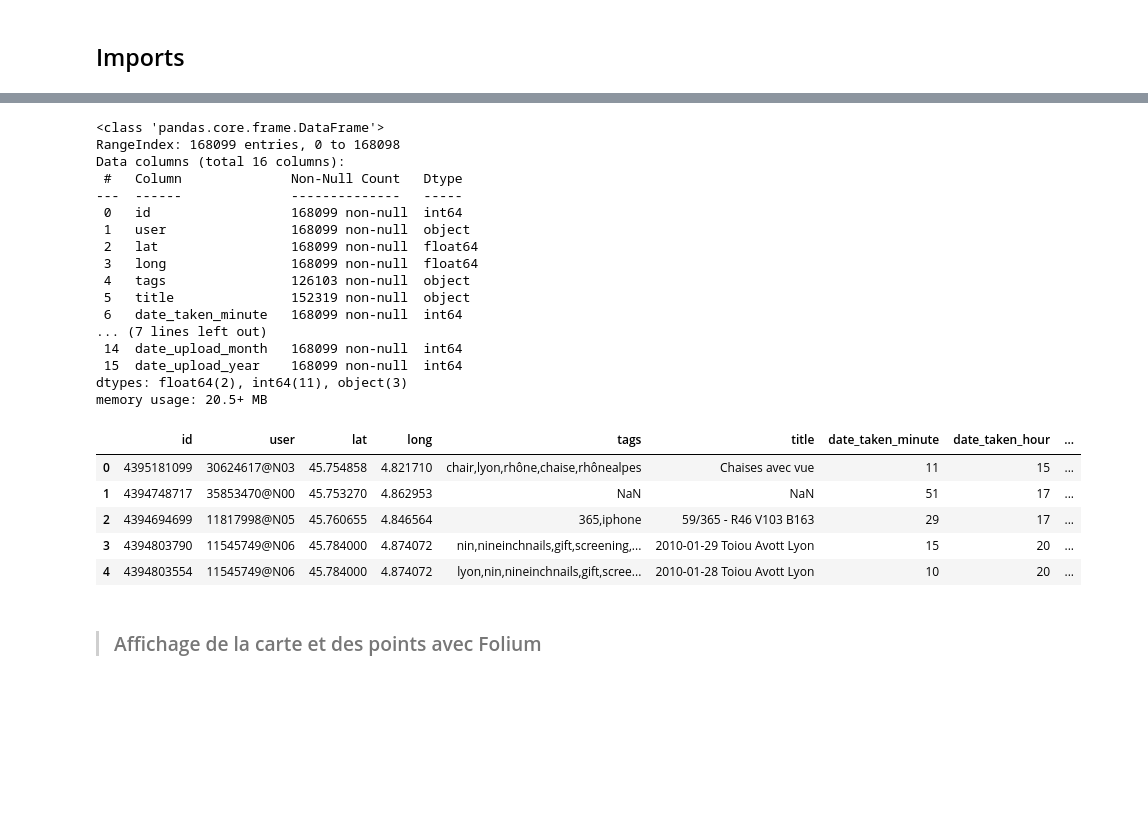
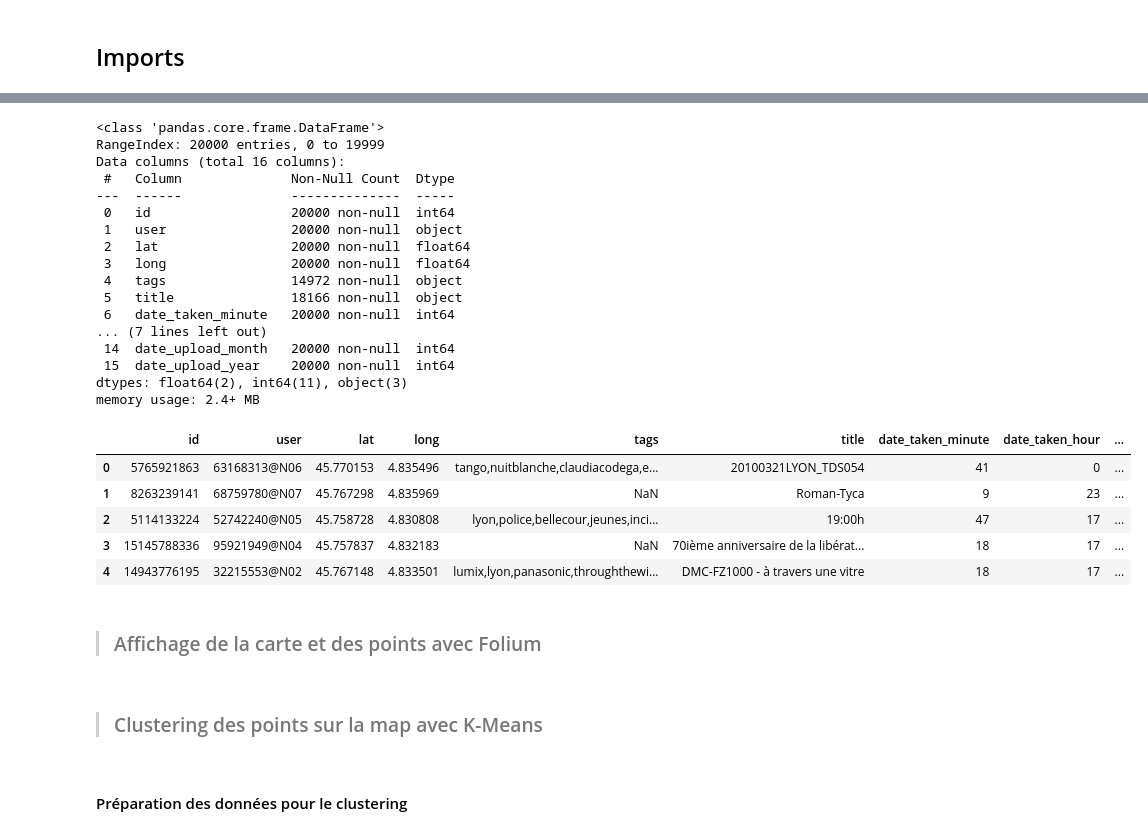
Before and after one commit to AdSchl2E/4IF-Data_Mining_Project, a Jupyter notebook: DataMiningProject.ipynb, the cells around one changed output, grey strips where cells are left out. Saved outputs shown, nothing was run; the diff lists cells and outputs as text; code cells hidden in the pictures; blank space fills up the shorter version.

Commit message:
Clustering V1

```diff
--- a/DataMiningProject.ipynb
+++ b/DataMiningProject.ipynb
@@ -38,31 +70,32 @@ import folium as fl
 # %%
 data = pd.read_table("data/dataset.csv", sep=",")
+data = data.sample(n=20000, random_state=45).reset_index(drop=True)
 data.info()
 data.head()
 # %% [output]
 <class 'pandas.core.frame.DataFrame'>
-RangeIndex: 168099 entries, 0 to 168098
+RangeIndex: 20000 entries, 0 to 19999
 Data columns (total 16 columns):
- #   Column              Non-Null Count   Dtype
----  ------              --------------   -----
- 0   id                  168099 non-null  int64
- 1   user                168099 non-null  object
- 2   lat                 168099 non-null  float64
- 3   long                168099 non-null  float64
- 4   tags                126103 non-null  object
- 5   title               152319 non-null  object
- 6   date_taken_minute   168099 non-null  int64
+ #   Column              Non-Null Count  Dtype
+---  ------              --------------  -----
+ 0   id                  20000 non-null  int64
+ 1   user                20000 non-null  object
+ 2   lat                 20000 non-null  float64
+ 3   long                20000 non-null  float64
+ 4   tags                14972 non-null  object
+ 5   title               18166 non-null  object
+ 6   date_taken_minute   20000 non-null  int64
 ... (7 lines left out)
- 14  date_upload_month   168099 non-null  int64
- 15  date_upload_year    168099 non-null  int64
+ 14  date_upload_month   20000 non-null  int64
+ 15  date_upload_year    20000 non-null  int64
 dtypes: float64(2), int64(11), object(3)
-memory usage: 20.5+ MB
+memory usage: 2.4+ MB
 |  | id | user | lat | long | tags | title | date_taken_minute | date_taken_hour | ... |
-| 0 | 4395181099 | 30624617@N03 | 45.754858 | 4.821710 | chair,lyon,rhône,chaise,rhônealpes | Chaises avec vue | 11 | 15 | ... |
-| 1 | 4394748717 | 35853470@N00 | 45.753270 | 4.862953 | NaN | NaN | 51 | 17 | ... |
-| 2 | 4394694699 | 11817998@N05 | 45.760655 | 4.846564 | 365,iphone | 59/365 - R46 V103 B163 | 29 | 17 | ... |
-| 3 | 4394803790 | 11545749@N06 | 45.784000 | 4.874072 | nin,nineinchnails,gift,screening,... | 2010-01-29 Toiou Avott Lyon | 15 | 20 | ... |
-| 4 | 4394803554 | 11545749@N06 | 45.784000 | 4.874072 | lyon,nin,nineinchnails,gift,scree... | 2010-01-28 Toiou Avott Lyon | 10 | 20 | ... |
+| 0 | 5765921863 | 63168313@N06 | 45.770153 | 4.835496 | tango,nuitblanche,claudiacodega,e... | 20100321LYON_TDS054 | 41 | 0 | ... |
+| 1 | 8263239141 | 68759780@N07 | 45.767298 | 4.835969 | NaN | Roman-Tyca | 9 | 23 | ... |
+| 2 | 5114133224 | 52742240@N05 | 45.758728 | 4.830808 | lyon,police,bellecour,jeunes,inci... | 19:00h | 47 | 17 | ... |
+| 3 | 15145788336 | 95921949@N04 | 45.757837 | 4.832183 | NaN | 70ième anniversaire de la libérat... | 18 | 17 | ... |
+| 4 | 14943776195 | 32215553@N02 | 45.767148 | 4.833501 | lumix,lyon,panasonic,throughthewi... | DMC-FZ1000 - à travers une vitre | 18 | 17 | ... |
 # %% [markdown]
 > ### Affichage de la carte et des points avec Folium
 # %%
@@ -87,3 +120,7 @@ map.fit_bounds(map.get_bounds())
 
 # Affichage de la carte
 map.save("map.html")
+# %% [markdown]
+> ### Clustering des points sur la map avec K-Means
+# %% [markdown]
+#### Préparation des données pour le clustering
```
Also changed, not shown: parts of 31 cells of this notebook, 8 other files.
